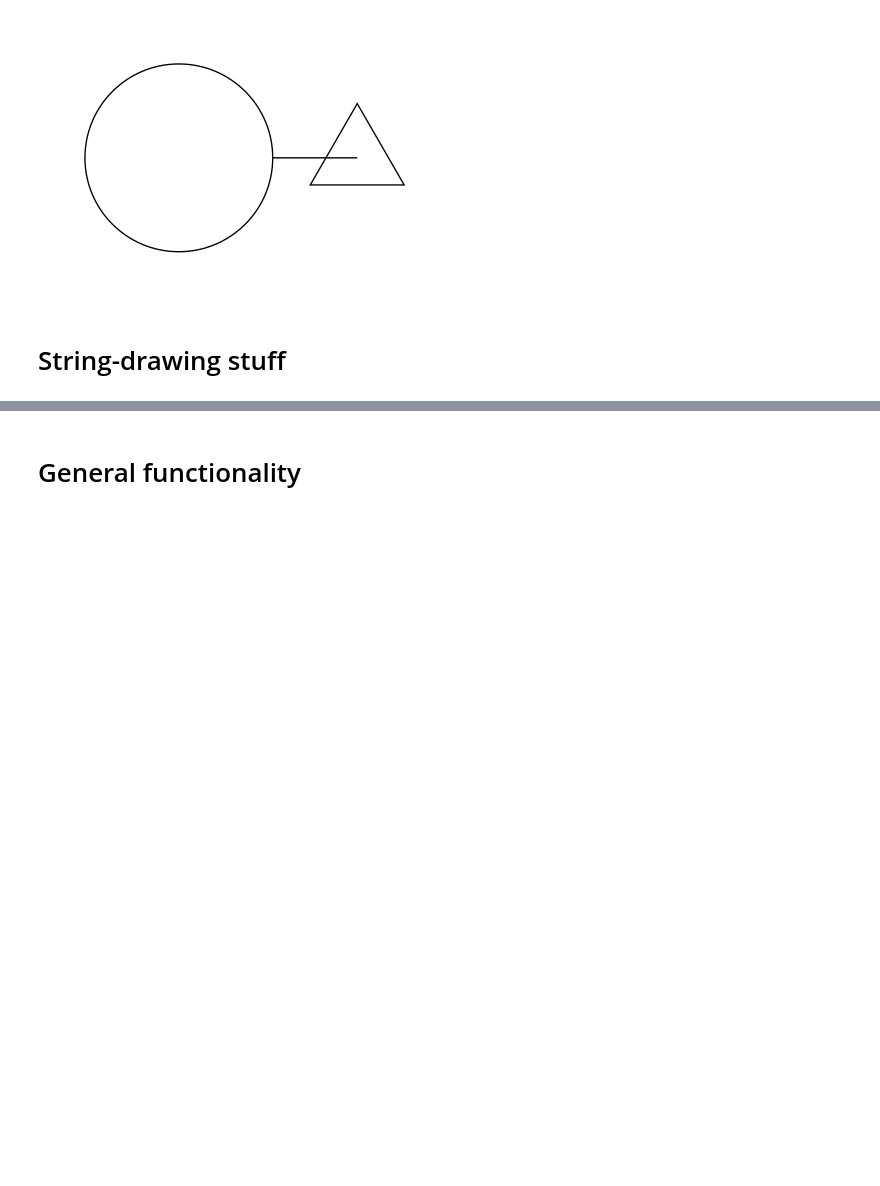
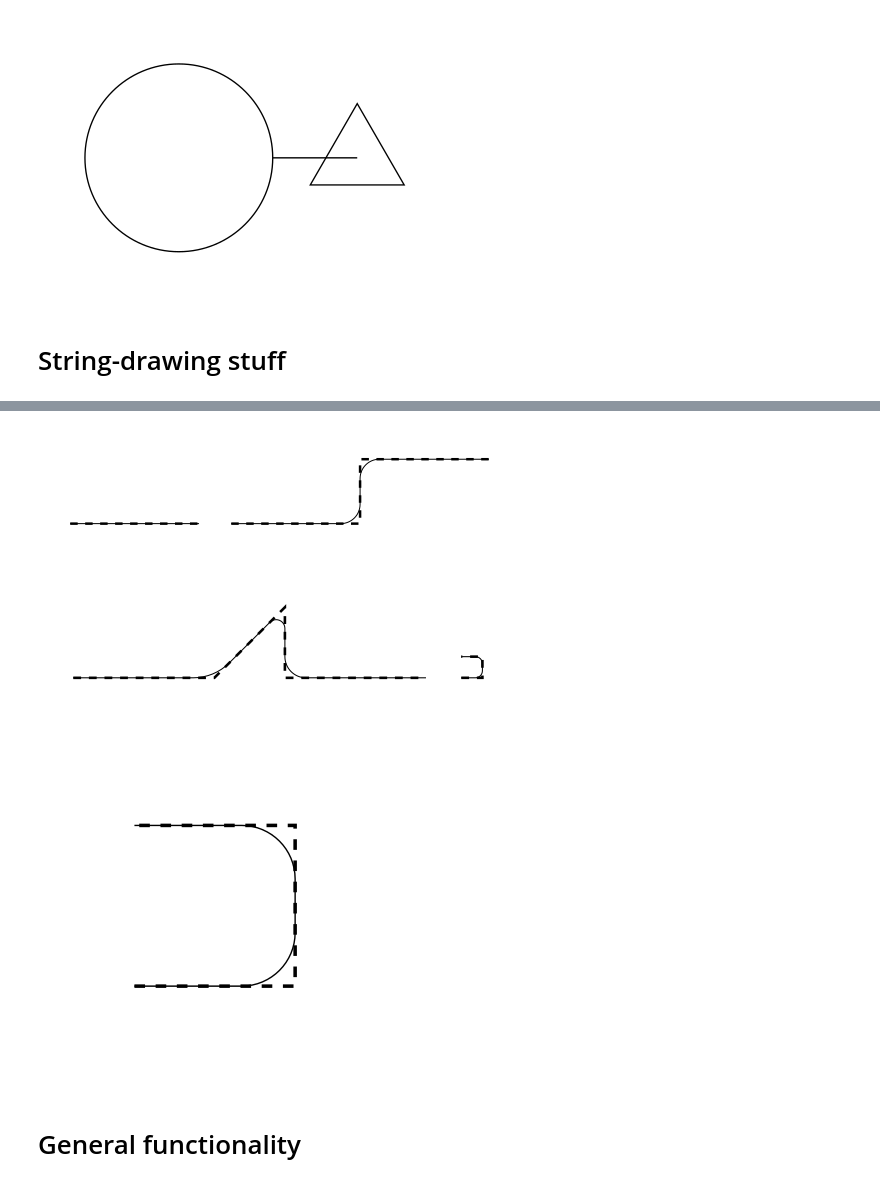
Before and after one commit to benzrf/compact-closed, a Jupyter notebook: StringDiagrams2.ipynb, the cells around one changed output, grey strips where cells are left out. Cells and saved outputs as stored; diff of their text form; code cells hidden in the pictures; blank space fills up the shorter version.

```diff
--- a/StringDiagrams2.ipynb
+++ b/StringDiagrams2.ipynb
@@ -46,0 +78,18 @@ width . diagram $ stroke (cOrtho (r2 (1, -1)))
+# %%
+testOR :: [(Double, Double)] -> D
+testOR os =
+  stroke (trailFromOffsets os') # dashingN [0.03, 0.03] 0 # lw veryThick <>
+    stroke (fromOffsetsRounded os')
+  where os' = map (\(x, y) -> V2 x y) os
+
+d . hsep 0.5 . map testOR $ [
+  [(2, 0)],
+  [(2, 0), (0, 1), (2, 0)]]
+d . hsep 0.5 . map testOR $ [
+  [(2, 0), (1, 1), (0, -1), (2, 0)],
+  [(0.3, 0), (0, 0.3), (-0.3, 0)]]
+frame 0.03 . testOR $ [(0.05, 0), (0, 0.05), (-0.05, 0)]
+# %% [output]
+[figure, added]
+[figure, added]
+[figure, added]
```
Also changed, not shown: parts of 11 cells of this notebook.
